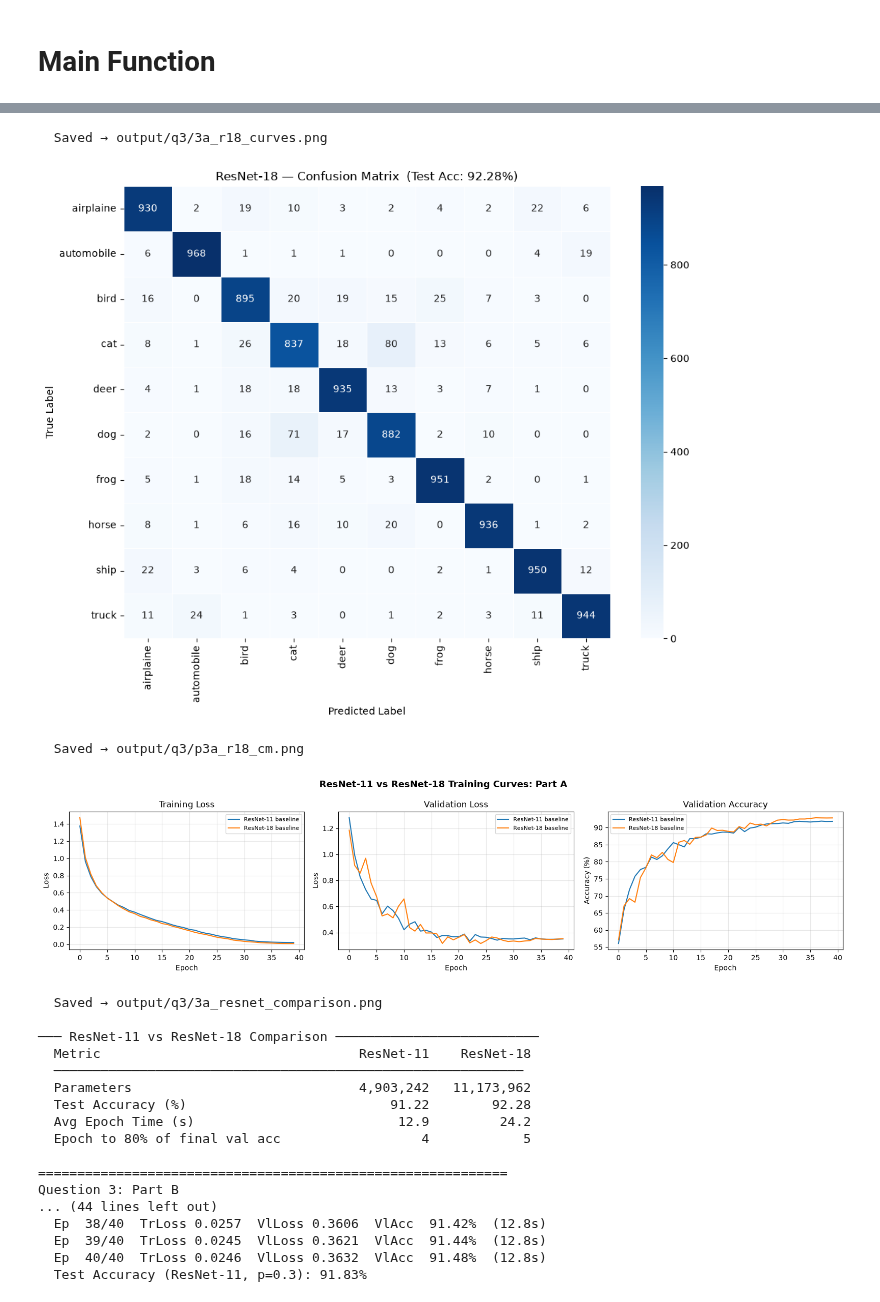
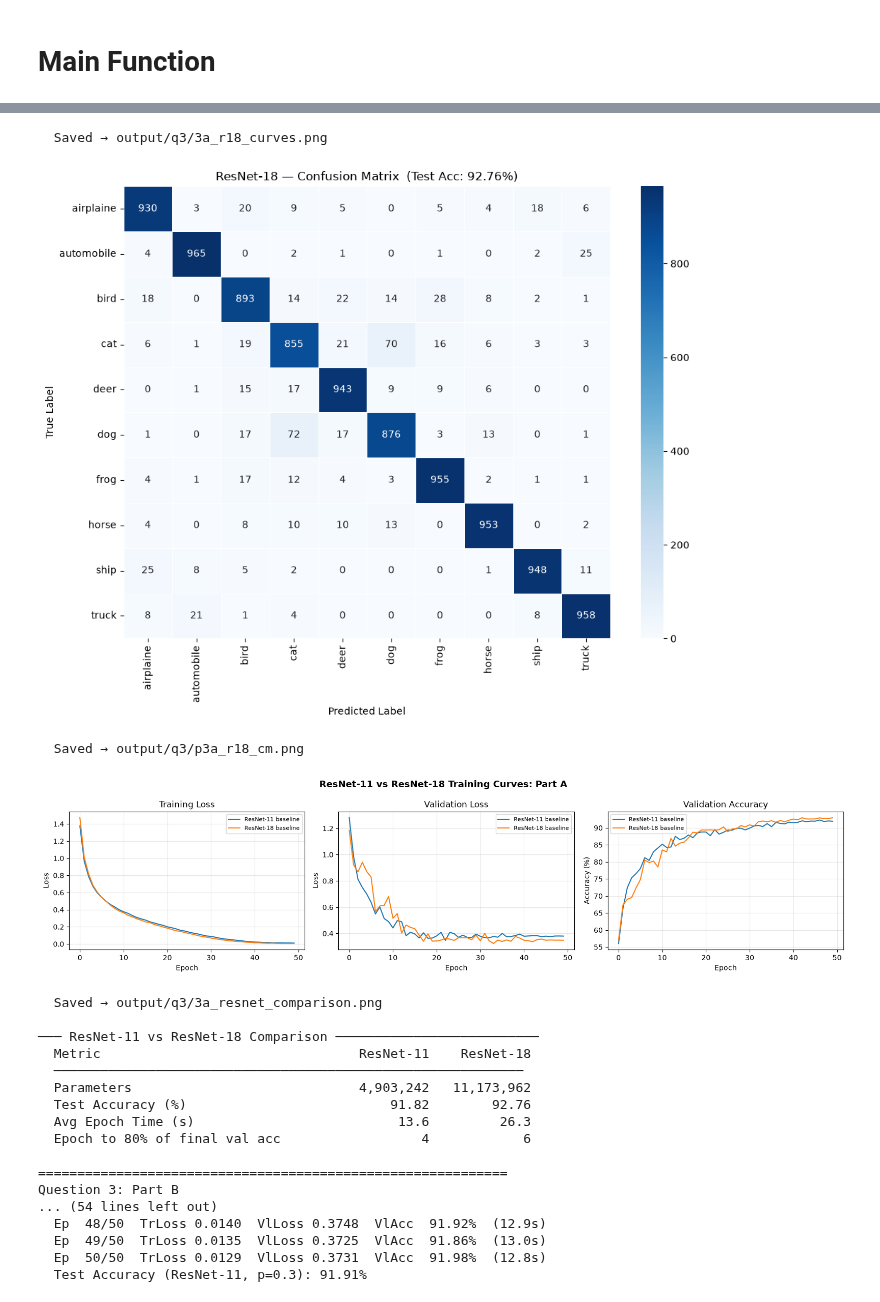
Before and after one commit to pGovm/introToDL, a Jupyter notebook: hw1/question3.ipynb, the cells around one changed output, grey strips where cells are left out. Drawn from its saved outputs; the diff is of its cells as text; code cells hidden in the pictures.

Commit message:
Changed no of epochs from 40 to 50

```diff
--- a/hw1/question3.ipynb
+++ b/hw1/question3.ipynb
@@ -125,7 +125,7 @@ def _eval_epoch(model, loader, crit, device):
             np.array(all_pred),
             np.array(all_true))
 
-def train_model(model, train_loader, val_loader,
+def train_model(model, train_split, val_split,
                 num_epochs, optimizer, scheduler=None, device=None):
     """
     Full training loop.  Returns a history dict with keys:
@@ -139,8 +139,8 @@ def train_model(model, train_loader, val_loader,
 
     for ep in range(num_epochs):
         t0      = time.time()
-        tr_loss = _train_epoch(model, train_loader, crit, optimizer, device)
-        vl_loss, vl_acc, _, _ = _eval_epoch(model, val_loader, crit, device)
+        tr_loss = _train_epoch(model, train_split, crit, optimizer, device)
+        vl_loss, vl_acc, _, _ = _eval_epoch(model, val_split, crit, device)
         dt      = time.time() - t0
         if scheduler:
             scheduler.step()
@@ -287,7 +287,7 @@ def load_results(out_dir: str) -> dict:
 # Configuring hyperparameters
 learning_rate = 1e-3
 weight_decay = 1e-4
-NUM_EPOCHS = 40
+NUM_EPOCHS = 50
 
 out_path = "output/q3"
 os.makedirs(out_path, exist_ok=True)
@@ -397,7 +397,7 @@ def convergence_epoch(val_acc_list, threshold=0.80):
 # %% [markdown]
 ## **Part 3A**
 # %%
-def part_a(train_loader, val_loader, test_loader, device) -> dict:
+def part_a(train_split, val_split, test_split, device) -> dict:
     print("\n" + "=" * 60)
     print("Question 3: Part A")
     print("=" * 60)
@@ -433,10 +433,10 @@ def part_a(train_loader, val_loader, test_loader, device) -> dict:
         )
 
         opt, sched = make_opt_sched(model)
-        history    = train_model(model, train_loader, val_loader,
+        history    = train_model(model, train_split, val_split,
                                  NUM_EPOCHS, opt, sched, device)
 
-        _, test_acc, preds, labels = evaluate(model, test_loader, device)
+        _, test_acc, preds, labels = evaluate(model, test_split, device)
         print(f"\n  Final Test Accuracy ({name}): {test_acc:.2f}%")
 
         avg_time = sum(history["epoch_time"]) / len(history["epoch_time"])
@@ -499,7 +499,7 @@ def part_a(train_loader, val_loader, test_loader, device) -> dict:
 # %% [markdown]
 # **Part 3B**
 # %%
-def part_b(baseline_results: dict, train_loader, val_loader, test_loader, device, p1_results: dict, p2_results: dict) -> dict:
+def part_b(baseline_results: dict, train_split, val_split, test_split, device, p1_results: dict, p2_results: dict) -> dict:
     print("\n" + "=" * 60)
     print("Question 3: Part B")
     print("=" * 60)
@@ -526,9 +526,9 @@ def part_b(baseline_results: dict, train_loader, val_loader, test_loader, device
             set_seed(SEED)
             model      = build_fn(dropout_rate=p)
             opt, sched = make_opt_sched(model)
-            history    = train_model(model, train_loader, val_loader, NUM_EPOCHS, opt, sched, device)
+            history    = train_model(model, train_split, val_split, NUM_EPOCHS, opt, sched, device)
 
-            _, test_acc, preds, labels = evaluate(model, test_loader, device)
+            _, test_acc, preds, labels = evaluate(model, test_split, device)
             print(f"  Test Accuracy ({model_name}, p={p}): {test_acc:.2f}%")
 
             tag = f"{model_name} p={p}"
@@ -634,15 +634,15 @@ def main():
     print("Using device:", device)
 
     set_seed(SEED)
-    train_loader, val_loader, test_loader = get_split(BATCH_SIZE)
+    train_split, val_split, test_split = get_split(BATCH_SIZE)
 
     baseline_results = part_a(
-        train_loader, val_loader, test_loader, device
+        train_split, val_split, test_split, device
     )
 
     dropout_accs = part_b(
         baseline_results,
-        train_loader, val_loader, test_loader, device,
+        train_split, val_split, test_split, device,
         p1_results, p2_results,
     )
 
@@ -731,21 +731,21 @@ Data   : 45,000 train | 5,000 val | 10,000 test
   Saved → output/q3/3a_r18_curves.png
 [figure]
   Saved → output/q3/p3a_r18_cm.png
-[figure, old version]
+[figure, new version]
   Saved → output/q3/3a_resnet_comparison.png
 
 ─── ResNet-11 vs ResNet-18 Comparison ──────────────────────────
   Metric                                 ResNet-11    ResNet-18
   ────────────────────────────────────────────────────────────
   Parameters                             4,903,242   11,173,962
-  Test Accuracy (%)                          91.22        92.28
-  Avg Epoch Time (s)                          12.9         24.2
-  Epoch to 80% of final val acc                  4            5
+  Test Accuracy (%)                          91.82        92.76
+  Avg Epoch Time (s)                          13.6         26.3
+  Epoch to 80% of final val acc                  4            6
 
 ============================================================
 Question 3: Part B
-... (44 lines left out)
-  Ep  38/40  TrLoss 0.0257  VlLoss 0.3606  VlAcc  91.42%  (12.8s)
-  Ep  39/40  TrLoss 0.0245  VlLoss 0.3621  VlAcc  91.44%  (12.8s)
-  Ep  40/40  TrLoss 0.0246  VlLoss 0.3632  VlAcc  91.48%  (12.8s)
-  Test Accuracy (ResNet-11, p=0.3): 91.83%
+... (54 lines left out)
+  Ep  48/50  TrLoss 0.0140  VlLoss 0.3748  VlAcc  91.92%  (12.9s)
+  Ep  49/50  TrLoss 0.0135  VlLoss 0.3725  VlAcc  91.86%  (13.0s)
+  Ep  50/50  TrLoss 0.0129  VlLoss 0.3731  VlAcc  91.98%  (12.8s)
+  Test Accuracy (ResNet-11, p=0.3): 91.91%
```
Also changed, not shown: parts of 1 cell of this notebook.
